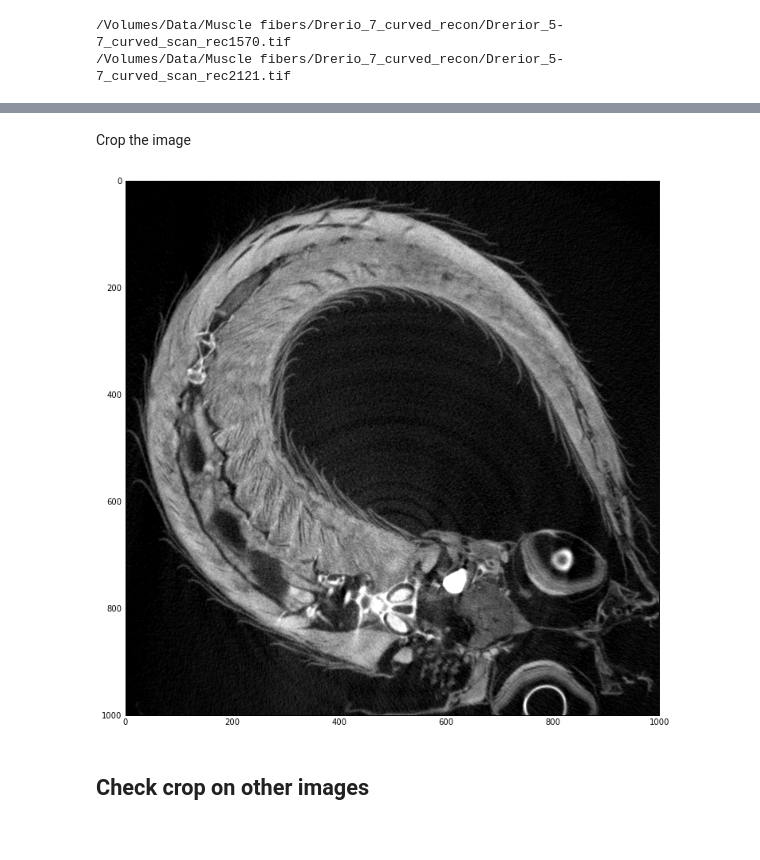
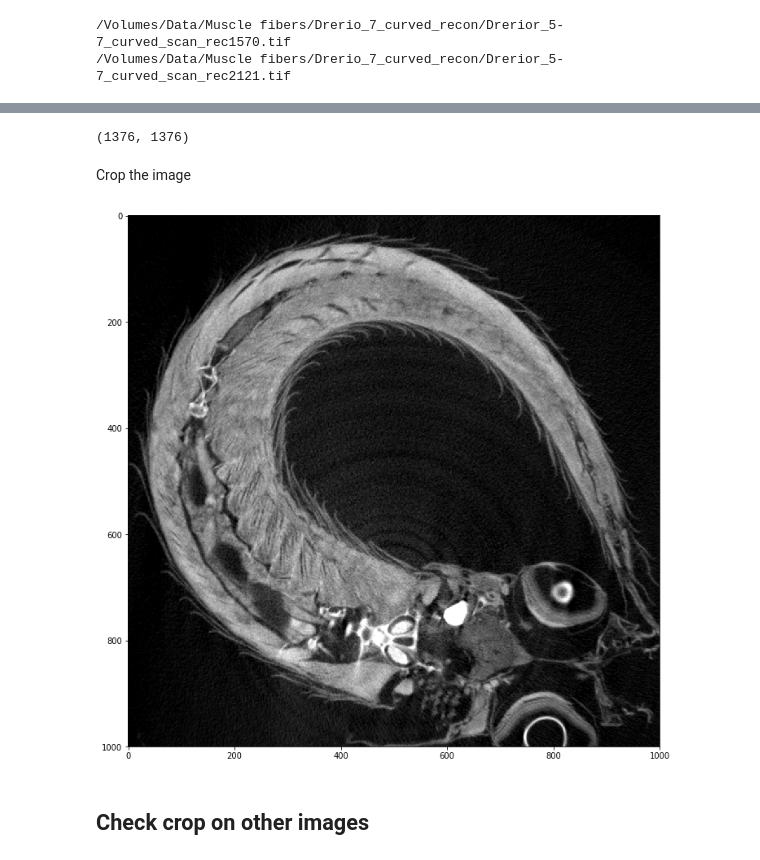
Before and after one commit to tytell/fibers, a Jupyter notebook: Make HDF file.ipynb, the cells around one changed output, grey strips where cells are left out. Cells and saved outputs as stored; diff of their text form; code cells hidden in the pictures.

```diff
--- a/Make HDF file.ipynb
+++ b/Make HDF file.ipynb
@@ -41,11 +41,3 @@ print files[-1]
 # %% [output]
 /Volumes/Data/Muscle fibers/Drerio_7_curved_recon/Drerior_5-7_curved_scan_rec1570.tif
 /Volumes/Data/Muscle fibers/Drerio_7_curved_recon/Drerior_5-7_curved_scan_rec2121.tif
-# %%
-%matplotlib inline
-rcParams['figure.figsize'] = 16, 12  # that's default image size for this interactive session
-
-I = misc.imread(files[350])
-imshow(I, cmap=cm.gray)
-print I.shape
-show()
@@ -54,0 +44,2 @@ show()
+# %%
+I = imageio.imread(files[350])
@@ -55,11 +51,15 @@ show()
+# %%
+print(I.shape)
+# %% [output]
+(1376, 1376)
 # %% [markdown]
 Crop the image
 # %%
 crop = (slice(50,1050),slice(100,1100))
-imshow(I[crop], cmap=cm.gray)
-show()
+plt.imshow(I[crop], cmap=cm.gray)
+plt.show()
 # %% [output]
-[figure, old version]
+[figure, new version]
 # %% [markdown]
 ## Check crop on other images
 # %%
```
Also changed, not shown: parts of 11 cells of this notebook, 27 other files.
